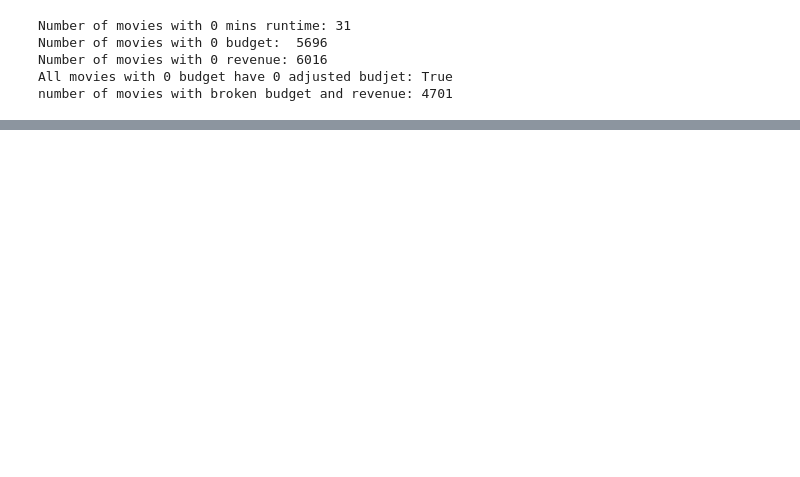
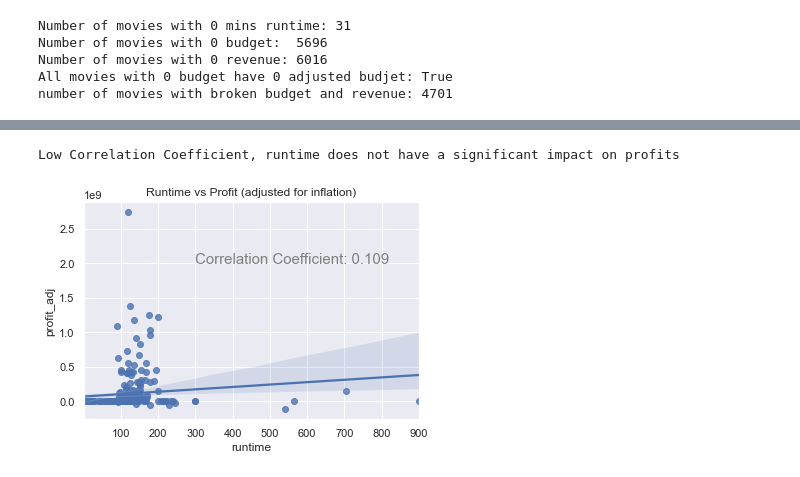
Before and after one commit to Shirnia/CodingChallenge, a Jupyter notebook: Raytheon.ipynb, the cells around one changed output, grey strips where cells are left out. Saved outputs shown, nothing was run; the diff lists cells and outputs as text; code cells hidden in the pictures; blank space fills up the shorter version.

```diff
--- a/Raytheon.ipynb
+++ b/Raytheon.ipynb
@@ -221,0 +235,14 @@ max     810.00000      4.300000   2015.000000  1.016400e+08  1.926311e+08
+# %%
+# plot screentime vs profit with line of best fit
+ax = sns.regplot(x = top250['runtime'], y = top250['profit_adj'])
+ax.set_title("Runtime vs Profit (adjusted for inflation)")
+
+# Add labels to the plot
+style = dict(size=15, color='gray')
+# find corrilation between profit and budget, then display on axis
+corr_coef = round(top250['runtime'].corr(top250['profit_adj']),3)
+ax.text(300,2.0e9,f"Correlation Coefficient: {corr_coef}",**style)
+print(f"Low Correlation Coefficient, runtime does not have a significant impact on profits")
+# %% [output]
+Low Correlation Coefficient, runtime does not have a significant impact on profits
+[figure, added]
```
Also changed, not shown: parts of 16 cells of this notebook.
